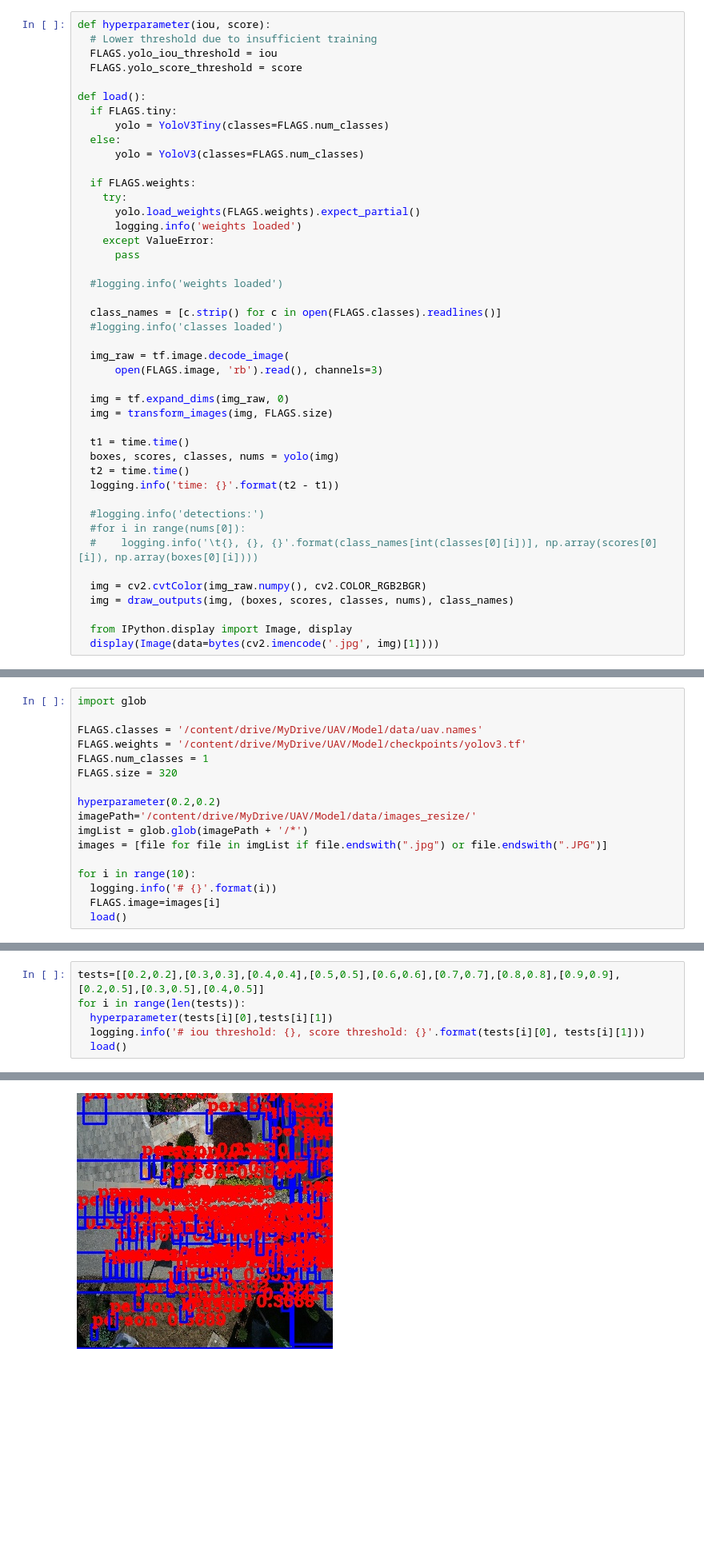
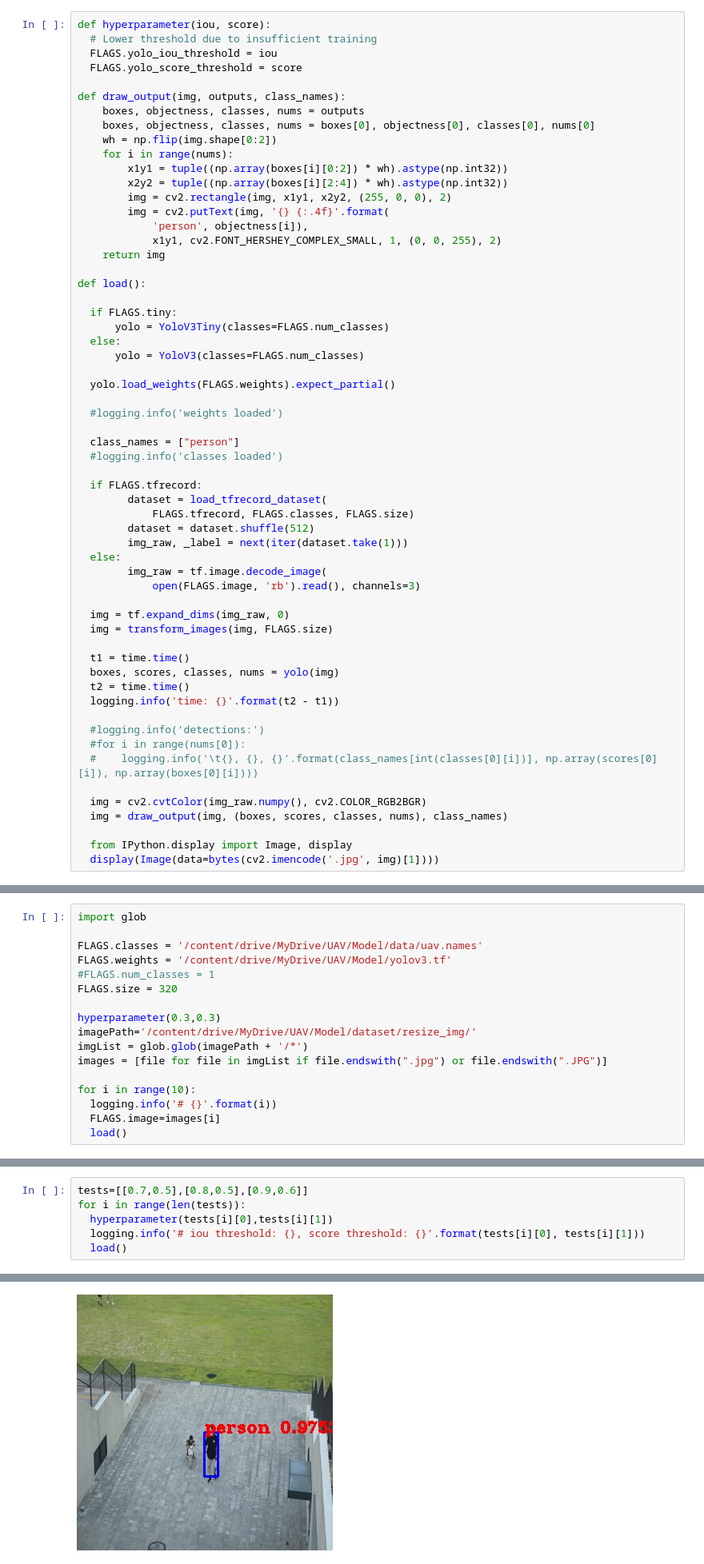
Before and after one commit to AllisonShen/UAV, a Jupyter notebook: Model/train_yolo.ipynb, the cells around one changed output, grey strips where cells are left out. Shown at 80% size. Saved outputs shown, nothing was run; the diff lists cells and outputs as text; blank space fills up the shorter version.

```diff
--- a/Model/train_yolo.ipynb
+++ b/Model/train_yolo.ipynb
@@ -190,26 +227,41 @@ def hyperparameter(iou, score):
   FLAGS.yolo_iou_threshold = iou
   FLAGS.yolo_score_threshold = score
 
+def draw_output(img, outputs, class_names):
+    boxes, objectness, classes, nums = outputs
+    boxes, objectness, classes, nums = boxes[0], objectness[0], classes[0], nums[0]
+    wh = np.flip(img.shape[0:2])
+    for i in range(nums):
+        x1y1 = tuple((np.array(boxes[i][0:2]) * wh).astype(np.int32))
+        x2y2 = tuple((np.array(boxes[i][2:4]) * wh).astype(np.int32))
+        img = cv2.rectangle(img, x1y1, x2y2, (255, 0, 0), 2)
+        img = cv2.putText(img, '{} {:.4f}'.format(
+            'person', objectness[i]),
+            x1y1, cv2.FONT_HERSHEY_COMPLEX_SMALL, 1, (0, 0, 255), 2)
+    return img
+
 def load():
+
   if FLAGS.tiny:
       yolo = YoloV3Tiny(classes=FLAGS.num_classes)
   else:
       yolo = YoloV3(classes=FLAGS.num_classes)
 
-  if FLAGS.weights:
-    try:
-      yolo.load_weights(FLAGS.weights).expect_partial()
-      logging.info('weights loaded')
-    except ValueError:
-      pass
+  yolo.load_weights(FLAGS.weights).expect_partial()
 
   #logging.info('weights loaded')
 
-  class_names = [c.strip() for c in open(FLAGS.classes).readlines()]
+  class_names = ["person"]
   #logging.info('classes loaded')
 
-  img_raw = tf.image.decode_image(
-      open(FLAGS.image, 'rb').read(), channels=3)
+  if FLAGS.tfrecord:
+        dataset = load_tfrecord_dataset(
+            FLAGS.tfrecord, FLAGS.classes, FLAGS.size)
+        dataset = dataset.shuffle(512)
+        img_raw, _label = next(iter(dataset.take(1)))
+  else:
+        img_raw = tf.image.decode_image(
+            open(FLAGS.image, 'rb').read(), channels=3)
 
   img = tf.expand_dims(img_raw, 0)
   img = transform_images(img, FLAGS.size)
@@ -224,7 +276,7 @@ def load():
   #    logging.info('\t{}, {}, {}'.format(class_names[int(classes[0][i])], np.array(scores[0][i]), np.array(boxes[0][i])))
 
   img = cv2.cvtColor(img_raw.numpy(), cv2.COLOR_RGB2BGR)
-  img = draw_outputs(img, (boxes, scores, classes, nums), class_names)
+  img = draw_output(img, (boxes, scores, classes, nums), class_names)
 
   from IPython.display import Image, display
   display(Image(data=bytes(cv2.imencode('.jpg', img)[1])))
@@ -234,12 +286,12 @@ def load():
 import glob
 
 FLAGS.classes = '/content/drive/MyDrive/UAV/Model/data/uav.names'
-FLAGS.weights = '/content/drive/MyDrive/UAV/Model/checkpoints/yolov3.tf'
-FLAGS.num_classes = 1
+FLAGS.weights = '/content/drive/MyDrive/UAV/Model/yolov3.tf'
+#FLAGS.num_classes = 1
 FLAGS.size = 320
 
-hyperparameter(0.2,0.2)
-imagePath='/content/drive/MyDrive/UAV/Model/data/images_resize/'
+hyperparameter(0.3,0.3)
+imagePath='/content/drive/MyDrive/UAV/Model/dataset/resize_img/'
 imgList = glob.glob(imagePath + '/*')
 images = [file for file in imgList if file.endswith(".jpg") or file.endswith(".JPG")]
 
@@ -264,7 +322,7 @@ WARNING:tensorflow:Unresolved object in checkpoint: (root).layer_with_weights-0.
 # %% [markdown]
 ### Hyperparameters test
 # %%
-tests=[[0.2,0.2],[0.3,0.3],[0.4,0.4],[0.5,0.5],[0.6,0.6],[0.7,0.7],[0.8,0.8],[0.9,0.9],[0.2,0.5],[0.3,0.5],[0.4,0.5]]
+tests=[[0.7,0.5],[0.8,0.5],[0.9,0.6]]
 for i in range(len(tests)):
   hyperparameter(tests[i][0],tests[i][1])
   logging.info('# iou threshold: {}, score threshold: {}'.format(tests[i][0], tests[i][1]))
@@ -275 +333 @@ I0812 13:20:12.930332 139745662187392 <ipython-input-29-eefec7be898a>:33] time:
-[figure, old version]
+[figure, new version]
```
Also changed, not shown: parts of 12 cells of this notebook.
